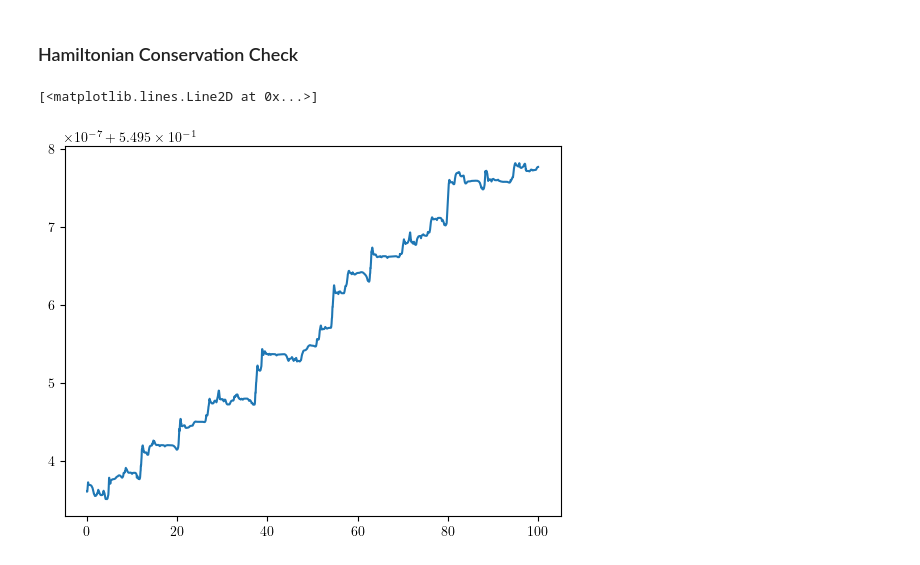
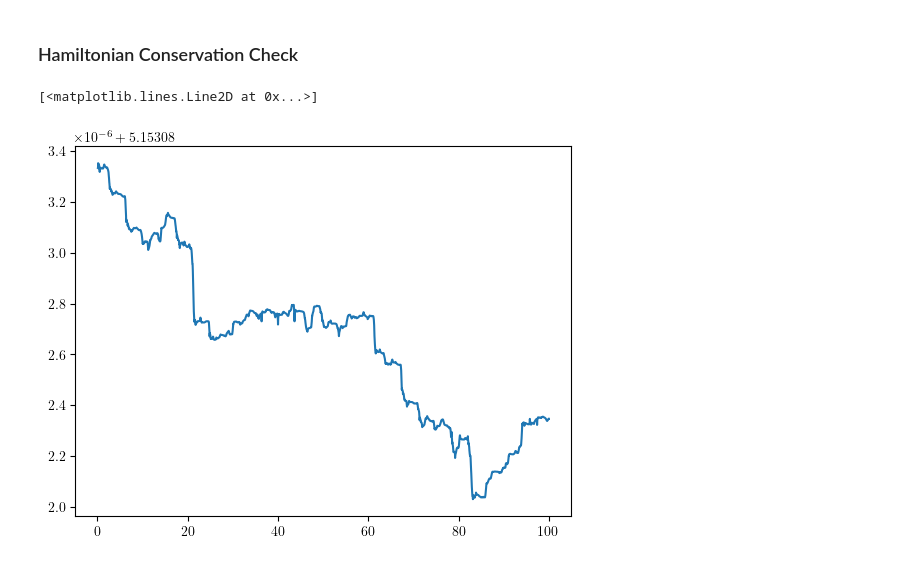
Before and after one commit to levgru/phys111_gruber_schofield, a Jupyter notebook: main.ipynb, the cells around one changed output. Drawn from its saved outputs; the diff is of its cells as text; code cells hidden in the pictures.

Commit message:
conserved hamiltonian progress

```diff
--- a/main.ipynb
+++ b/main.ipynb
@@ -25,7 +25,7 @@ plt.rcParams['text.usetex'] = True
 m_1 = 1
 m_2 = 2
 e_1 = 10
-e_2 = 0
+e_2 = 10
 e_3 = 10
 a = 0.1
 l = 1
@@ -33,7 +33,6 @@ l = 1
 c_1 = (e_1 * a * l) / 3
 c_2 = (e_2 * a * l) / 3
 c_3 = (e_3 * a * l) / 3
-
 
 def deriv(t, q):
     '''
@@ -50,12 +49,16 @@ def deriv(t, q):
     q_1_dot = v_1
     q_2_dot = v_2
 
-    v_1_dot = (1)/(m_1 * l**2) * (c_1 * ( -(1+q_1) + 1/(1+q_1)**2) + c_2 * ( (1 + q_2 - q_1) - 1 / (1 + q_2 - q_1)**2 ))
-    v_2_dot = (1)/(m_2 * l**2) * (c_3 * ( -(1+q_2) + 1/(1+q_2)**2) - c_2 * ( (1 + q_2 - q_1) + 1 / (1 + q_2 - q_1)**2 ))
+    # test w/ non-linear springs
+    k_1 = 5
+    k_2 = 5
+    k_3 = 5
+    e_1 = 1
+    e_2 = 1
+    e_3 = 1
 
-    # test w/ linear springs
-    #v_1_dot = -2*(c_1 / m_1) * q_1 + (c_2 / m_1) * q_2
-    #v_2_dot = (c_1 / m_2) * q_1 - 2*(c_2 / m_2) * q_2
+    v_1_dot = 1/m_1 * (-k_1 * q_1 -  e_1 * q_1 ** 2 + k_2 * (q_2 - q_1) + e_2 * (q_2 - q_1)**2)
+    v_2_dot = 1/m_2 * (-k_3 * q_2 - e_3 * q_2**2 - k_2 * (q_2 - q_1) - e_2 * (q_2 - q_1) **2 )
 
     return [q_1_dot, q_2_dot, v_1_dot, v_2_dot]
 # %% [markdown]
@@ -102,49 +110,43 @@ Text(0, 0.5, 'Velocity')
 '''
 
 The hamiltonian is the total energy, as we are in cartesian coordinates, and the lagrangian does not have explicit time dependence such that it must be conserved.
 We ensure our code follows this.
 
 '''
-def hamilton_cons(result):
 
-    # parse results input
-    q_1 = result.y[0]
-    q_2 = result.y[1]
-    q_1_dot = result.y[2]
-    q_2_dot = result.y[3]
 
-    # calculate kinetic and potential energies, combine for hamiltonian
-    kin_eng = 1/2 * m_1 * l**2 * q_1_dot **2 + 1/2 * m_2 * l**2 *q_2_dot ** 2
-    pot_eng = c_1 * ( ((1 + q_1)**2)/2 + 1/(1 + q_1) - 3/2) + c_2 * ( ((1+q_2-q_1)**2)/2 + 1/(1 + q_2 - q_1) - 3/2) + c_3 * ( ((1 + q_2)**2)/2 + 1/(1 + q_2) - 3/2)
-    ham = kin_eng + pot_eng
-    return ham
-
-def hamilton_cons_1st_order(result):
+def hamilton_cons_2nd_order(result):
     '''
 
-    For linear spring system
+    For non-linear spring system w/ only quadratic term
 
     '''
     # parse results input
     q_1 = result.y[0]
     q_2 = result.y[1]
     q_1_dot = result.y[2]
     q_2_dot = result.y[3]
-    k = c_1
+    k_1 = 5
+    k_2 = 5
+    k_3 = 5
+    e_1 = 1
+    e_2 = 1
+    e_3 = 1
 
     # calculate kinetic and potential energies, combine for hamiltonian
     kin_eng = 1/2 * m_1 * l**2 * q_1_dot **2 + 1/2 * m_2 * l**2 *q_2_dot ** 2
-    pot_eng = k * q_1 ** 2 + k * q_2**2 - k * q_1 * q_2
+    pot_eng = (k_1 * q_1 **2)/2 + (k_3 * q_2 ** 2)/2 + (k_2 * (q_2 - q_1)**2)/2 + (e_1 * q_1 ** 3)/3 + (e_2 * (q_2 - q_1)**3)/3 + (e_3 * q_2**3)/3
     ham = kin_eng + pot_eng
     return ham
 
+
 result = solve_ivp(deriv, [t_start, t_end], y0, t_eval=t, method='LSODA', rtol=1e-8, atol=1e-10)
-ham_result = hamilton_cons(result)
-#ham_result = hamilton_cons_1st_order(result)
+#ham_result = hamilton_cons(result)
+ham_result = hamilton_cons_2nd_order(result)
 
 
 # Check if the integration was successful
 plt.plot(result.t, ham_result, label=r'Hamiltonian $(T + U)$')
 # %% [output]
 [<matplotlib.lines.Line2D at 0x...>]
-[figure, old version]
+[figure, new version]
```
Also changed, not shown: parts of 3 cells of this notebook.
